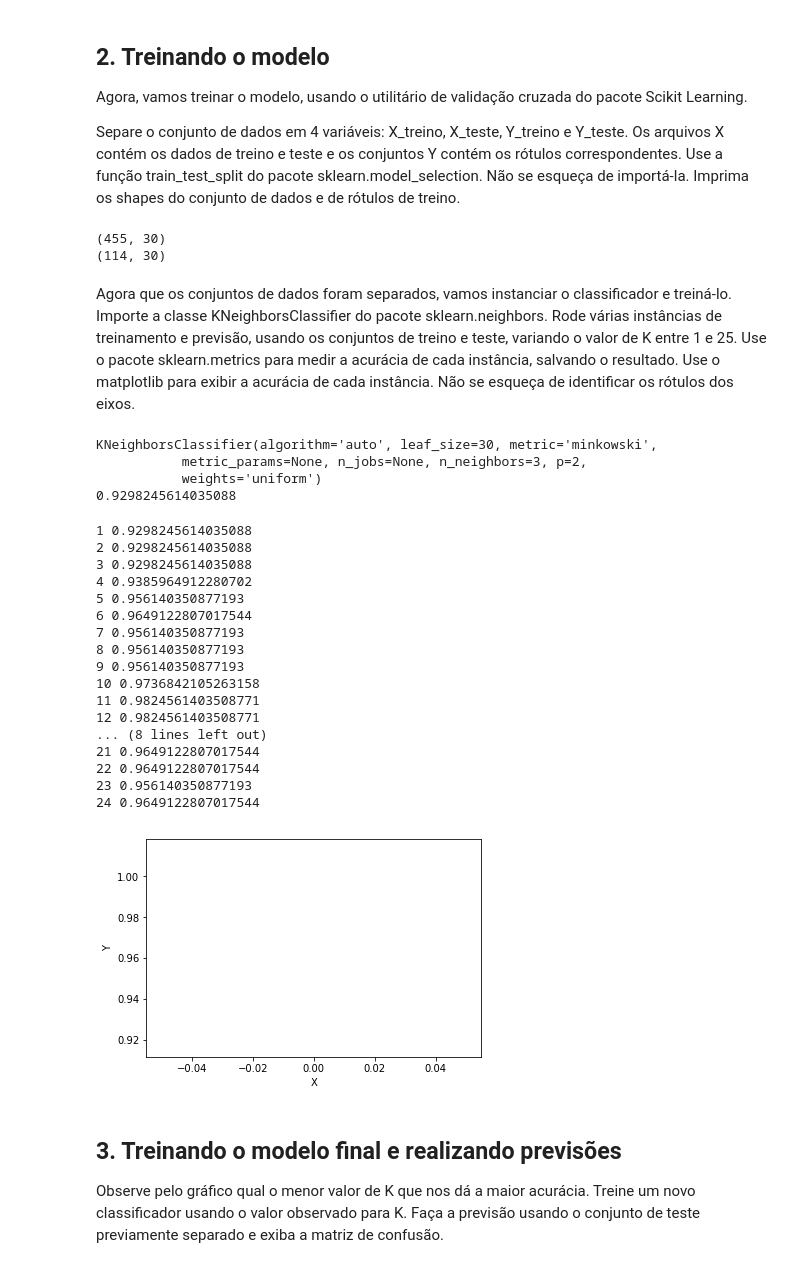
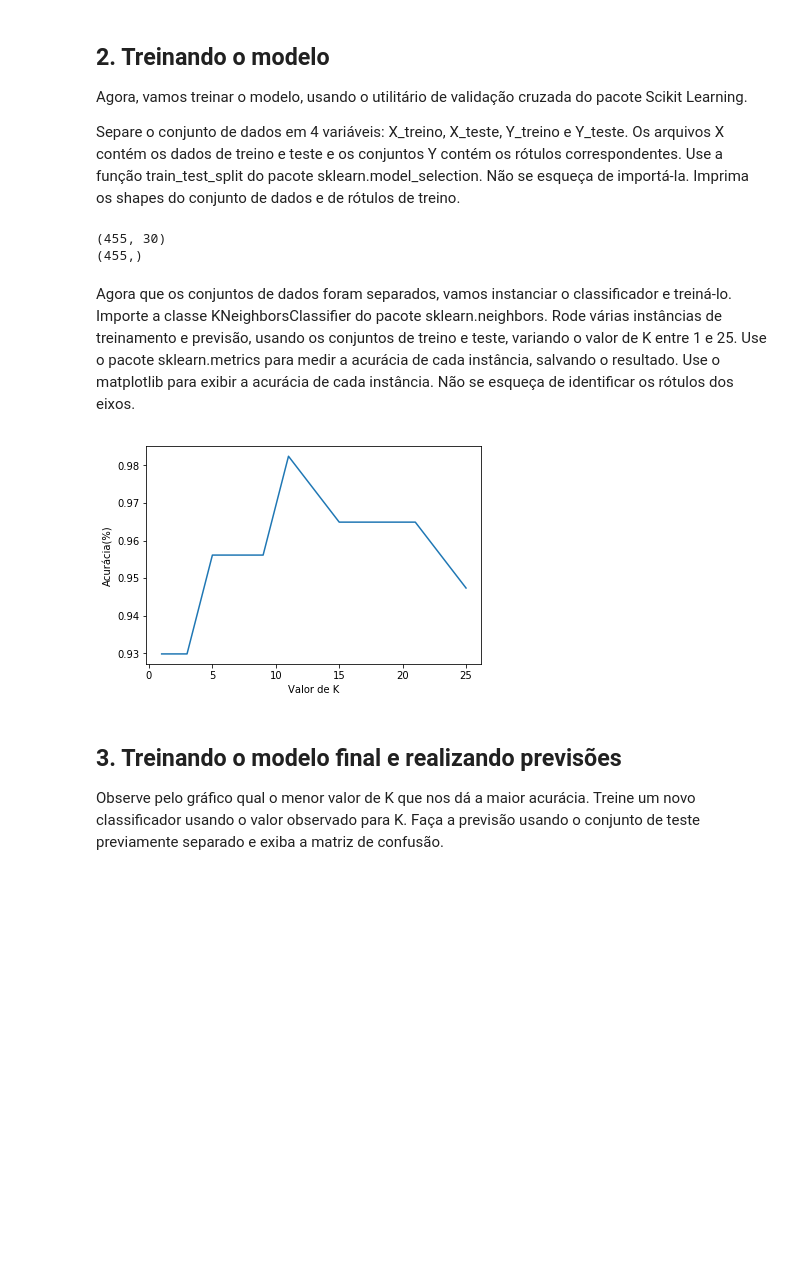
Before and after one commit to brunohenriquecruz/KNN, a Jupyter notebook: Exercício_KNN.ipynb, the cells around one changed output. Saved outputs shown, nothing was run; the diff lists cells and outputs as text; code cells hidden in the pictures; blank space fills up the shorter version.

```diff
--- a/Exercício_KNN.ipynb
+++ b/Exercício_KNN.ipynb
@@ -64,63 +90,38 @@ Agora, vamos treinar o modelo, usando o utilitário de validação cruzada do pa
 
 Separe o conjunto de dados em 4 variáveis: X_treino, X_teste, Y_treino e Y_teste. Os arquivos X contém os dados de treino e teste e os conjuntos Y contém os rótulos correspondentes. Use a função train_test_split do pacote sklearn.model_selection. Não se esqueça de importá-la. Imprima os shapes do conjunto de dados e de rótulos de treino.
 # %%
+# X = atributos
+# Y = respostas
+
 from sklearn.model_selection import train_test_split
 X_treino, X_teste, Y_treino, Y_teste = train_test_split(lab_data, class_name, test_size=0.2, random_state=42)
 print(X_treino.shape)
-print(X_teste.shape)
+print(Y_treino.shape)
 # %% [output]
 (455, 30)
-(114, 30)
+(455,)
 # %% [markdown]
 Agora que os conjuntos de dados foram separados, vamos instanciar o classificador e treiná-lo. Importe a classe KNeighborsClassifier do pacote sklearn.neighbors. Rode várias instâncias de treinamento e previsão, usando os conjuntos de treino e teste, variando o valor de K entre 1 e 25. Use o pacote sklearn.metrics para medir a acurácia de cada instância, salvando o resultado. Use o matplotlib para exibir a acurácia de cada instância. Não se esqueça de identificar os rótulos dos eixos.
-# %%
-neigh =  KNeighborsClassifier(n_neighbors=3)
-neigh.fit(X_treino, Y_treino)
-
-print(neigh)
-
-pred = neigh.predict(X_teste)
-print (accuracy_score(Y_teste, pred))
-# %% [output]
-KNeighborsClassifier(algorithm='auto', leaf_size=30, metric='minkowski',
-           metric_params=None, n_jobs=None, n_neighbors=3, p=2,
-           weights='uniform')
-0.9298245614035088
 # %%
-from sklearn import metrics
+from sklearn.neighbors import KNeighborsClassifier
+import sklearn.metrics as mtr
 
-for k in range (1,25):
-    neigh = KNeighborsClassifier(n_neighbors=k)
-    neigh.fit(X_treino, Y_treino)
-    pred = neigh.predict(X_teste)
-    acc = accuracy_score(Y_teste, pred)
-    print (k,acc)
+scores = []
+
+#Para não houver empates
+for k in range (1,26,2):
+    knn = KNeighborsClassifier(n_neighbors=k)
+    knn.fit(X_treino, Y_treino)
+    Y_prev = knn.predict(X_teste)
+    scores.append(mtr.accuracy_score(Y_teste, Y_prev))
 
 
-
-plt.plot(acc)
-plt.xlabel('X')
-plt.ylabel('Y')
-plt.show()
+plt.figure();
+plt.plot(range(1,26,2),scores);
+plt.xlabel('Valor de K');
+plt.ylabel('Acurácia(%)');
 # %% [output]
-1 0.9298245614035088
-2 0.9298245614035088
-3 0.9298245614035088
-4 0.9385964912280702
-5 0.956140350877193
-6 0.9649122807017544
-7 0.956140350877193
-8 0.956140350877193
-9 0.956140350877193
-10 0.9736842105263158
-11 0.9824561403508771
-12 0.9824561403508771
-... (8 lines left out)
-21 0.9649122807017544
-22 0.9649122807017544
-23 0.956140350877193
-24 0.9649122807017544
-[figure, old version]
+[figure, new version]
 # %% [markdown]
 ## 3. Treinando o modelo final e realizando previsões
 
```
Also changed, not shown: parts of 4 cells of this notebook.
